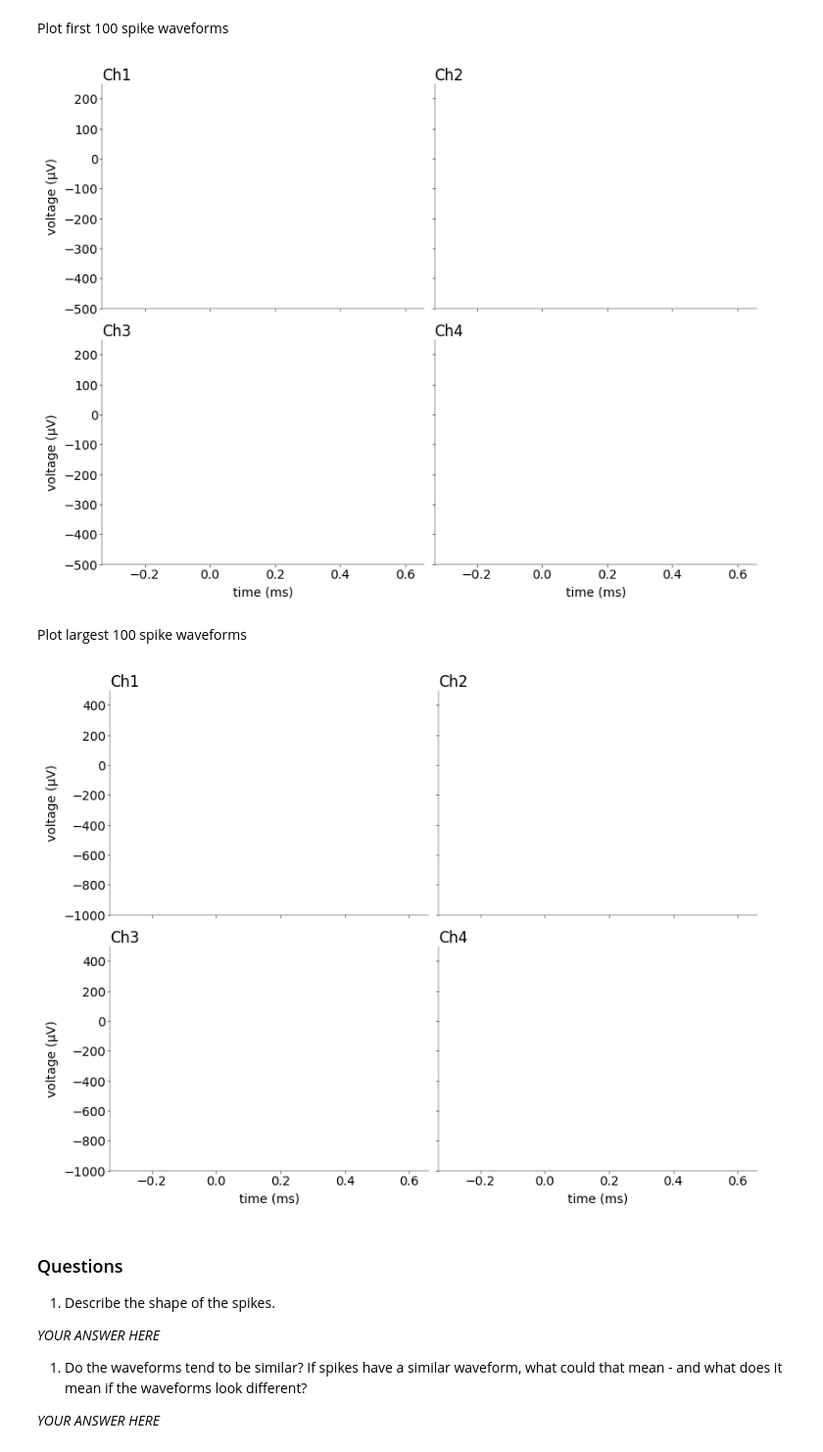
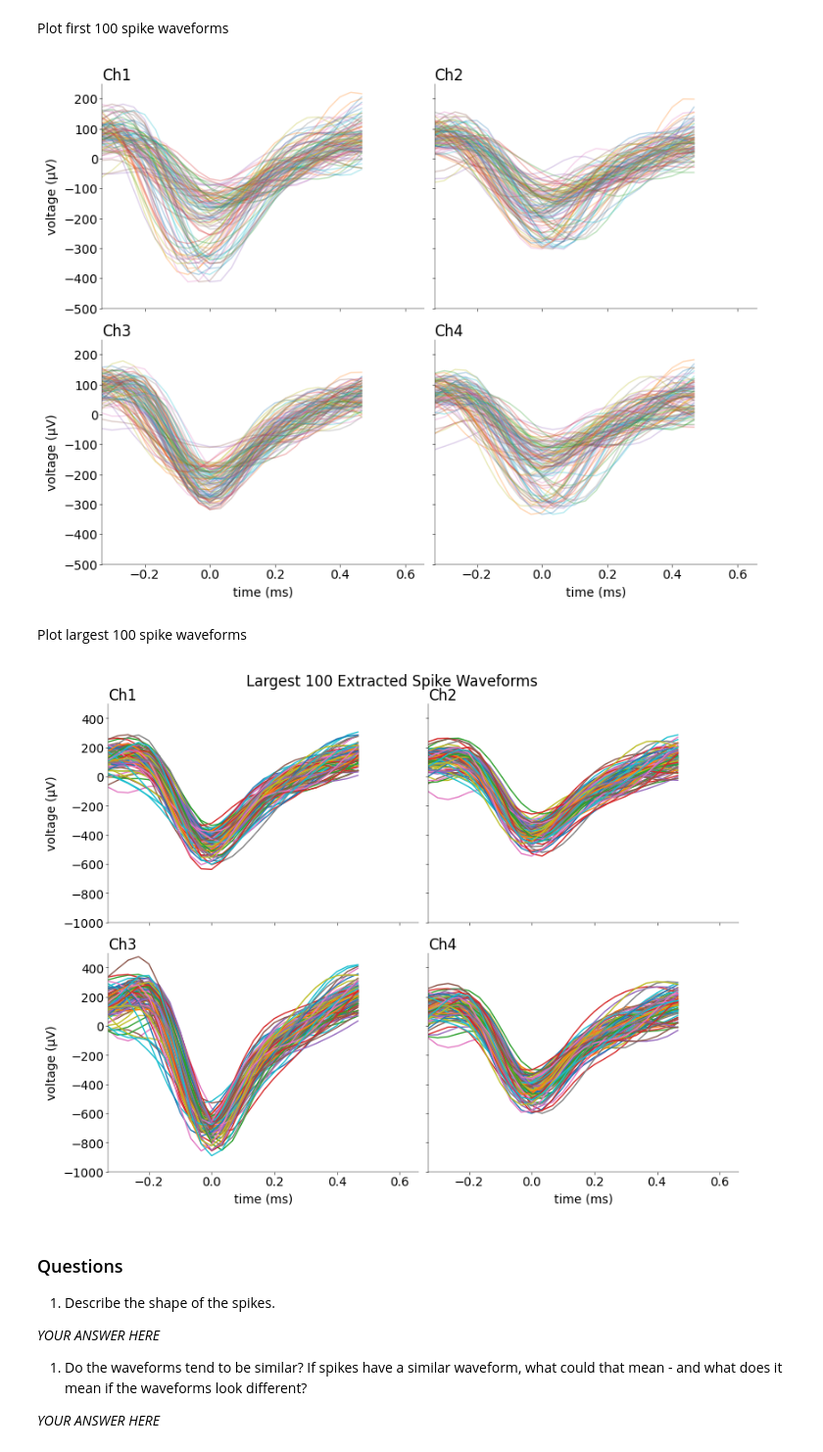
Before and after one commit to flobu98/neural_data_science, a Jupyter notebook: CodingLab1.ipynb, the cells around one changed output. Shown at 98% size. Saved outputs shown, nothing was run; the diff lists cells and outputs as text; code cells hidden in the pictures.

```diff
--- a/CodingLab1.ipynb
+++ b/CodingLab1.ipynb
@@ -425,7 +445,24 @@ def extract_waveforms(x: np.ndarray, s: np.ndarray) -> np.ndarray:
     pass
+# %%
+waves = extract_waveforms(xf_arr, s)
 # %% [markdown]
 Plot first 100 spike waveforms
 # %%
+# w: (n_spikes, window_len, n_channels)
+# fs: sampling rate (Hz)
+# --------------------------------------------------
+# First 100 spikes
+first100 = waves[:100]
+
+# Peak-to-peak size per spike (across all channels & samples)
+ptp = waves.max(axis=(1, 2)) - waves.min(axis=(1, 2))
+largest100 = waves[np.argsort(ptp)[-100:]]
+
+# Time axis for each snippet, centered on the spike (in ms)
+window_len = waves.shape[1]
+t_w = (np.arange(window_len) - window_len // 2) / fs * 1e3
+
+
 # ---------------------------------------------------------------------
 # plot first and largest 100 spikes and answer the questions (1+1 pts)
 # ---------------------------------------------------------------------
@@ -440,7 +477,7 @@ fig, ax = plt.subplot_mosaic(
     mosaic=mosaic, figsize=(8, 6), layout="constrained", dpi=100
 )
 
-# cols = ["Ch1", "Ch2", "Ch3", "Ch4"]
+cols = ["Ch1", "Ch2", "Ch3", "Ch4"]
 for i, col in enumerate(cols):
 
     # labeling etc
@@ -455,33 +492,47 @@ for i, col in enumerate(cols):
         ax[col].set_ylabel("voltage (μV)")
     else:
         ax[col].set_yticklabels([])
+
+    # plot each waveform in light blue
+    for wf in first100[:, :, i]:
+        ax[col].plot(t_w, wf, alpha=0.3)
+
+# fig.suptitle("First 100 Extracted Spike Waveforms", y=1.02)
+plt.show()
 # %% [output]
-[figure, old version]
+[figure, new version]
 # %% [markdown]
 Plot largest 100 spike waveforms
 # %%
 # largest 100 spikes
 
 fig, ax = plt.subplot_mosaic(
     mosaic=mosaic, figsize=(8, 6), layout="constrained", dpi=100
 )
 
 for i, col in enumerate(cols):
 
     # labeling etc
     ax[col].set_ylim((-1000, 500))
     ax[col].set_xlim((-0.33, 0.66))
     ax[col].set_title(col, loc="left")
     if col == "Ch3" or col == "Ch4":
         ax[col].set_xlabel("time (ms)")
     else:
         ax[col].set_xticklabels([])
     if col == "Ch1" or col == "Ch3":
         ax[col].set_ylabel("voltage (μV)")
     else:
         ax[col].set_yticklabels([])
+
+    # plot each waveform
+    for wf in largest100[:, :, i]:
+        ax[col].plot(t_w, wf)
+
+fig.suptitle("Largest 100 Extracted Spike Waveforms", y=1.02)
+plt.show()
 # %% [output]
-[figure, old version]
+[figure, new version]
 # %% [markdown]
 ### Questions
 
```
Also changed, not shown: parts of 1 cell of this notebook, 1 other file.
